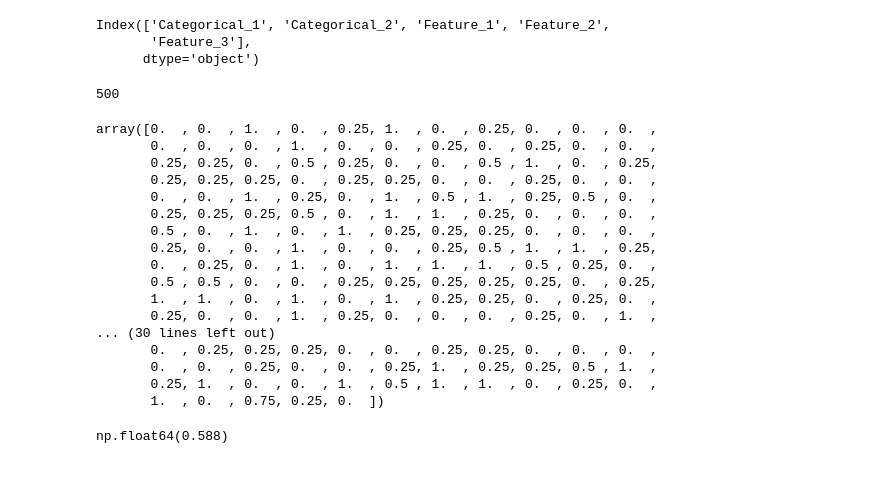
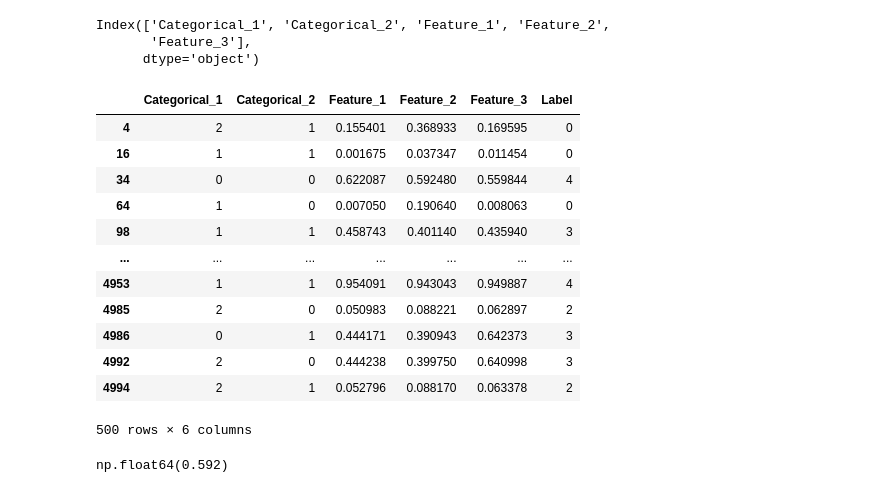
Before and after one commit to rajvee18/machine_learning_1, a Jupyter notebook: assignment1.ipynb, the cells around one changed output. Saved outputs shown, nothing was run; the diff lists cells and outputs as text; code cells hidden in the pictures.

```diff
--- a/assignment1.ipynb
+++ b/assignment1.ipynb
@@ -322,8 +307,20 @@ Index(['Categorical_1', 'Categorical_2', 'Feature_1', 'Feature_2',
 # %%
 training_data = data.sample(frac=0.9,random_state=42)
 testing_data = data.drop(training_data.index)
-len(testing_data)
+testing_data
 # %% [output]
+|  | Categorical_1 | Categorical_2 | Feature_1 | Feature_2 | Feature_3 | Label |
+| 4 | 2 | 1 | 0.155401 | 0.368933 | 0.169595 | 0 |
+| 16 | 1 | 1 | 0.001675 | 0.037347 | 0.011454 | 0 |
+| 34 | 0 | 0 | 0.622087 | 0.592480 | 0.559844 | 4 |
+| 64 | 1 | 0 | 0.007050 | 0.190640 | 0.008063 | 0 |
+| 98 | 1 | 1 | 0.458743 | 0.401140 | 0.435940 | 3 |
+| ... | ... | ... | ... | ... | ... | ... |
+| 4953 | 1 | 1 | 0.954091 | 0.943043 | 0.949887 | 4 |
+| 4985 | 2 | 0 | 0.050983 | 0.088221 | 0.062897 | 2 |
+| 4986 | 0 | 1 | 0.444171 | 0.390943 | 0.642373 | 3 |
+| 4992 | 2 | 0 | 0.444238 | 0.399750 | 0.640998 | 3 |
+| 4994 | 2 | 1 | 0.052796 | 0.088170 | 0.063378 | 2 |
-500
+500 rows × 6 columns
 # %%
 class_1_priors = training_data['Label'].value_counts()[1]/len(training_data)
@@ -359,35 +355,0 @@ for i in range(len(testing_data)):
-# %%
-y_pred_test = np.argmax(np.array(likelihoods_class_wise),axis=1)
-y_pred =[]
-for i in y_pred_test:
-    if i==0:
-        y_pred.append(float(0))
-    elif i==1:
-        y_pred.append(0.25)
-    elif i==2:
-        y_pred.append(0.5)
-    elif i==3:
-        y_pred.append(0.75)
-    elif i==4:
-        y_pred.append(float(1))
-
-y_pred=np.array(y_pred)
-y_pred
-# %% [output]
-array([0.  , 0.  , 1.  , 0.  , 0.25, 1.  , 0.  , 0.25, 0.  , 0.  , 0.  ,
-       0.  , 0.  , 0.  , 1.  , 0.  , 0.  , 0.25, 0.  , 0.25, 0.  , 0.  ,
-       0.25, 0.25, 0.  , 0.5 , 0.25, 0.  , 0.  , 0.5 , 1.  , 0.  , 0.25,
-       0.25, 0.25, 0.25, 0.  , 0.25, 0.25, 0.  , 0.  , 0.25, 0.  , 0.  ,
-       0.  , 0.  , 1.  , 0.25, 0.  , 1.  , 0.5 , 1.  , 0.25, 0.5 , 0.  ,
-       0.25, 0.25, 0.25, 0.5 , 0.  , 1.  , 1.  , 0.25, 0.  , 0.  , 0.  ,
-       0.5 , 0.  , 1.  , 0.  , 1.  , 0.25, 0.25, 0.25, 0.  , 0.  , 0.  ,
-       0.25, 0.  , 0.  , 1.  , 0.  , 0.  , 0.25, 0.5 , 1.  , 1.  , 0.25,
-       0.  , 0.25, 0.  , 1.  , 0.  , 1.  , 1.  , 1.  , 0.5 , 0.25, 0.  ,
-       0.5 , 0.5 , 0.  , 0.  , 0.25, 0.25, 0.25, 0.25, 0.25, 0.  , 0.25,
-       1.  , 1.  , 0.  , 1.  , 0.  , 1.  , 0.25, 0.25, 0.  , 0.25, 0.  ,
-       0.25, 0.  , 0.  , 1.  , 0.25, 0.  , 0.  , 0.  , 0.25, 0.  , 1.  ,
-... (30 lines left out)
-       0.  , 0.25, 0.25, 0.25, 0.  , 0.  , 0.25, 0.25, 0.  , 0.  , 0.  ,
-       0.  , 0.  , 0.25, 0.  , 0.  , 0.25, 1.  , 0.25, 0.25, 0.5 , 1.  ,
-       0.25, 1.  , 0.  , 0.  , 1.  , 0.5 , 1.  , 1.  , 0.  , 0.25, 0.  ,
-       1.  , 0.  , 0.75, 0.25, 0.  ])
@@ -394,5 +358,5 @@ array([0.  , 0.  , 1.  , 0.  , 0.25, 1.  , 0.  , 0.25, 0.  , 0.  , 0.  ,
 # %%
-accuracy = np.mean(y_pred==np.array(testing_data['Label']))
+accuracy = np.mean(y_pred_test==np.array(testing_data['Label']))
 accuracy
 # %% [output]
-np.float64(0.588)
+np.float64(0.592)
```
Also changed, not shown: parts of 10 cells of this notebook.
